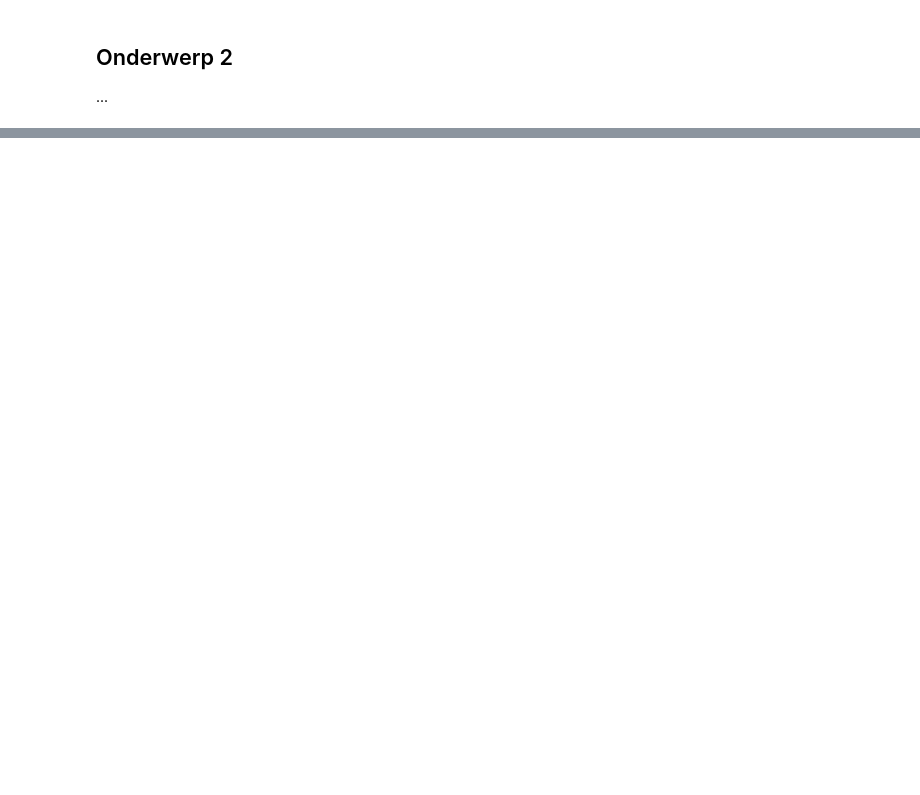
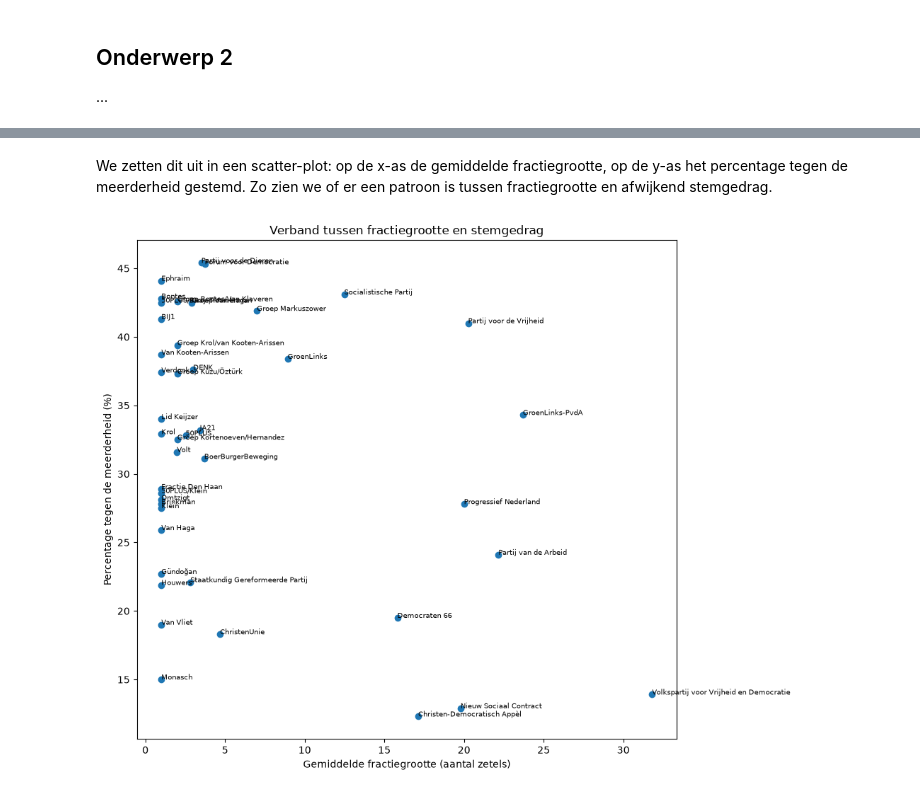
Before and after one commit to ElizeWierenga/tweedekamer-monitor, a Jupyter notebook: eda/stemgedrag_fractiediscipline.ipynb, the cells around one changed output, grey strips where cells are left out. Saved outputs shown, nothing was run; the diff lists cells and outputs as text; code cells hidden in the pictures; blank space fills up the shorter version.

```diff
--- a/eda/stemgedrag_fractiediscipline.ipynb
+++ b/eda/stemgedrag_fractiediscipline.ipynb
@@ -45,0 +349,18 @@ Geef hier een beschrijving van het onderwerp of deelvraag die je wilt beantwoord
+# %%
+query = """
+WITH fractie_grootte_gemiddeld AS (
+    SELECT
+        f.naam_nl AS partij,
+        AVG(s.fractie_grootte) AS gemiddelde_fractiegrootte,
+        COUNT(*) AS totaal_stemmen
+    FROM silver.stemming s
+    JOIN silver.fractie f ON s.fractie_id = f.id
+    WHERE s.vergissing = FALSE AND s.fractie_grootte IS NOT NULL
+    GROUP BY f.naam_nl
+    HAVING COUNT(*) >= 100
+)
+SELECT * FROM fractie_grootte_gemiddeld
+ORDER BY gemiddelde_fractiegrootte DESC
+"""
+fractiegrootte = query_df(query)
+fractiegrootte
@@ -45,0 +387,3 @@ Geef hier een beschrijving van het onderwerp of deelvraag die je wilt beantwoord
+# %%
+combinatie = fractiegrootte.merge(tegen_meerderheid, on="partij", how="inner")
+combinatie
@@ -45,0 +408,16 @@ Geef hier een beschrijving van het onderwerp of deelvraag die je wilt beantwoord
+# %% [markdown]
+We zetten dit uit in een scatter-plot: op de x-as de gemiddelde fractiegrootte, op de y-as het percentage tegen de meerderheid gestemd. Zo zien we of er een patroon is tussen fractiegrootte en afwijkend stemgedrag.
+# %%
+plt.figure(figsize=(10, 8))
+plt.scatter(combinatie["gemiddelde_fractiegrootte"], combinatie["percentage_tegen_meerderheid"])
+
+for _, rij in combinatie.iterrows():
+    plt.annotate(rij["partij"], (rij["gemiddelde_fractiegrootte"], rij["percentage_tegen_meerderheid"]), fontsize=7)
+
+plt.xlabel("Gemiddelde fractiegrootte (aantal zetels)")
+plt.ylabel("Percentage tegen de meerderheid (%)")
+plt.title("Verband tussen fractiegrootte en stemgedrag")
+plt.tight_layout()
+plt.show()
+# %% [output]
+[figure, added]
```
Also changed, not shown: parts of 47 cells of this notebook, 1 other file.
